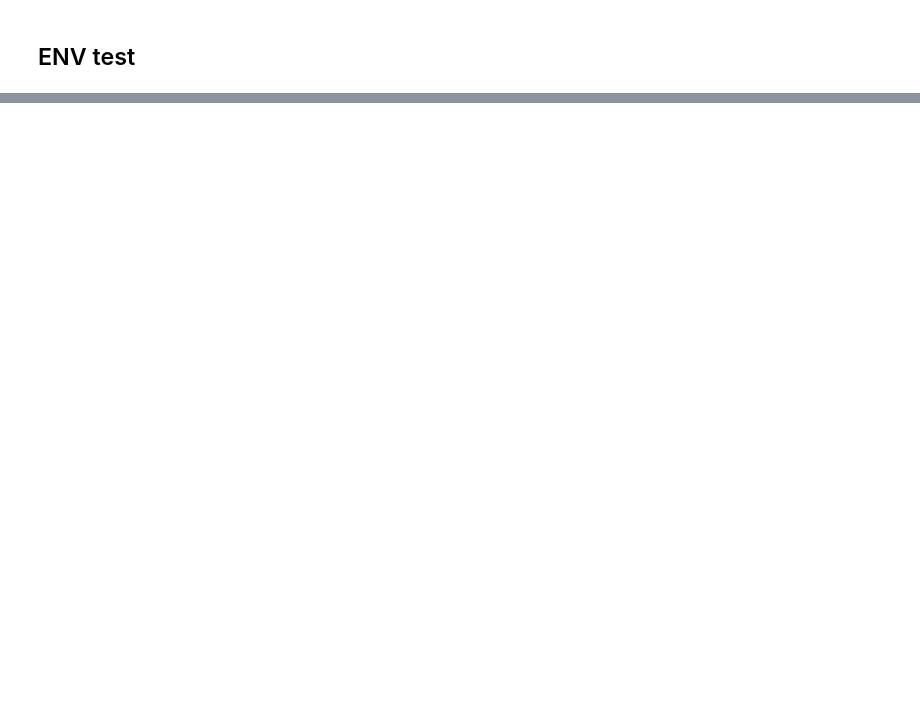
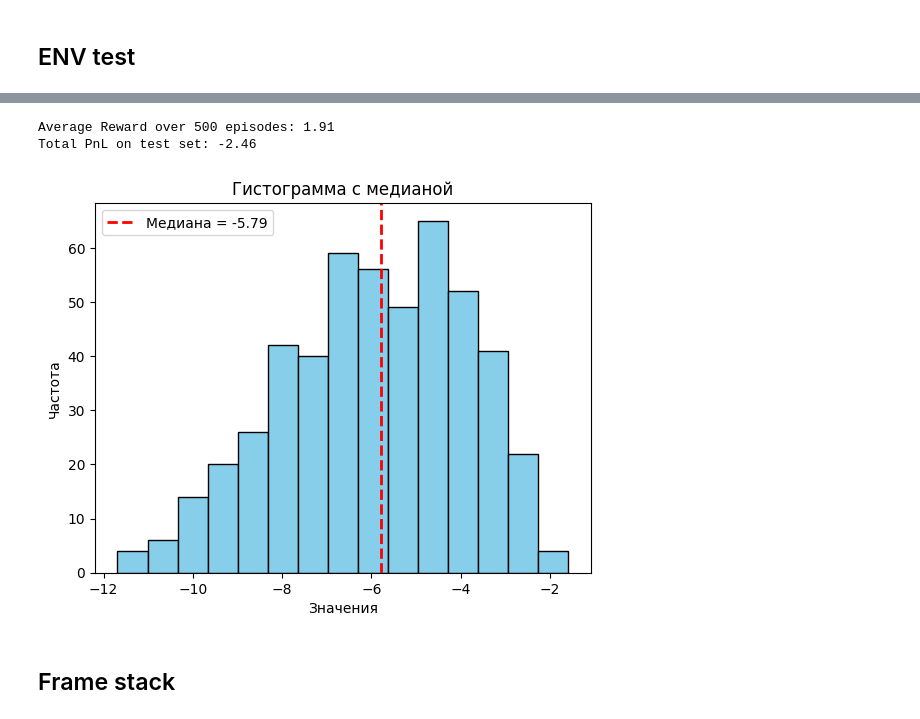
Before and after one commit to MaximSinyaev/TradingRL, a Jupyter notebook: 1. base_rl_test.ipynb, the cells around one changed output, grey strips where cells are left out. Drawn from its saved outputs; the diff is of its cells as text; code cells hidden in the pictures; blank space fills up the shorter version.

```diff
--- a/1. base_rl_test.ipynb
+++ b/1. base_rl_test.ipynb
@@ -276,0 +246,16 @@ Name: count, dtype: int64
+# %%
+test_env = TradingEnvV1(
+    features=test_feature_states, real_prices=test_features['close'],
+    commission=comission, initial_deposit=1000,
+    reward_on_trades_only=True,
+    t_max=3000
+)
+# test_env = TradingEnvV1(
+#     features=train_feature_states, real_prices=train_features['close'].values,
+#     commission=comission, initial_deposit=100,
+#     reward_on_trades_only=True,
+
+#     t_max=3000
+# )
+
+test_features.shape
@@ -276,0 +307,31 @@ Name: count, dtype: int64
+# %%
+random_agent = RandomAgent(env.action_space.n)
+# %%
+total_pnl, end_pnls, rewards, actions = validate_agent(test_env, random_agent, test_features,
+                                                       render=False, verbose=False, episodes=500)
+
+print(f"Total PnL on test set: {total_pnl:.2f}")
+# %% [output]
+Average Reward over 500 episodes: 1.91
+Total PnL on test set: -2.46
+# %%
+# plt.hist(end_pnls)
+plt.hist(end_pnls, bins=15, color='skyblue', edgecolor='black')
+
+# Вычисляем медиану
+median_value = np.median(end_pnls)
+
+# Рисуем вертикальную линию на медиане
+plt.axvline(median_value, color='red', linestyle='dashed', linewidth=2, label=f'Медиана = {median_value:.2f}')
+
+# Добавим легенду и заголовок
+plt.legend()
+plt.title('Гистограмма с медианой')
+plt.xlabel('Значения')
+plt.ylabel('Частота')
+
+plt.show()
+# %% [output]
+[figure, added]
+# %% [markdown]
+## Frame stack
```
Also changed, not shown: parts of 60 cells of this notebook, 12 other files.
